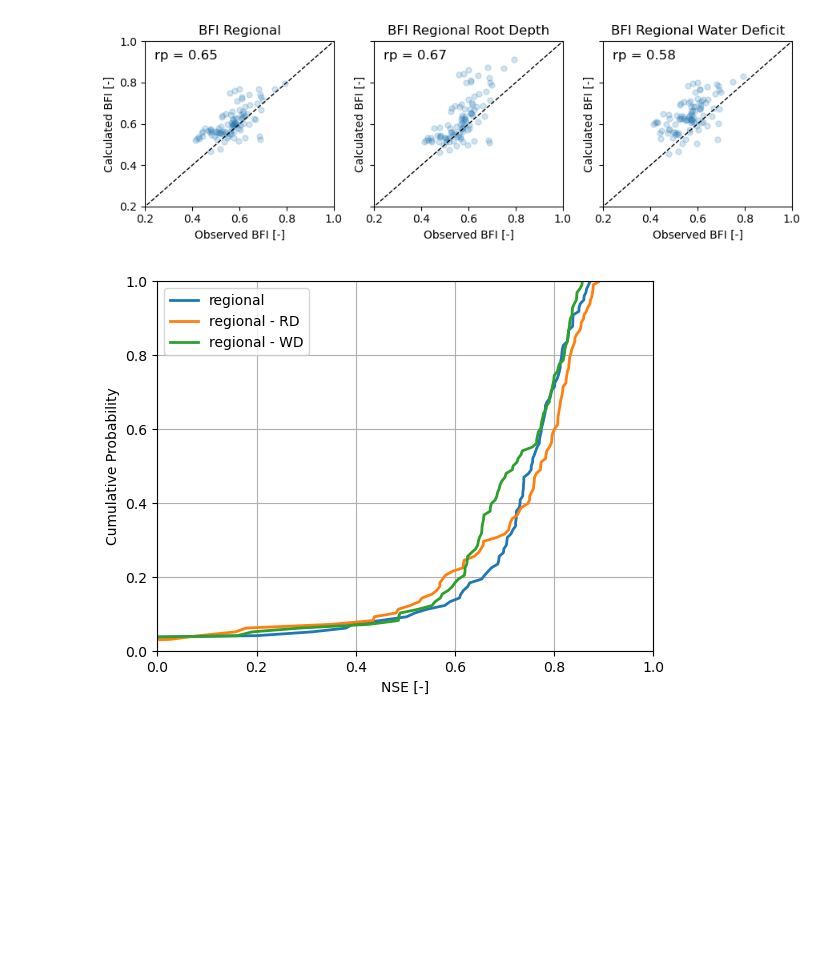
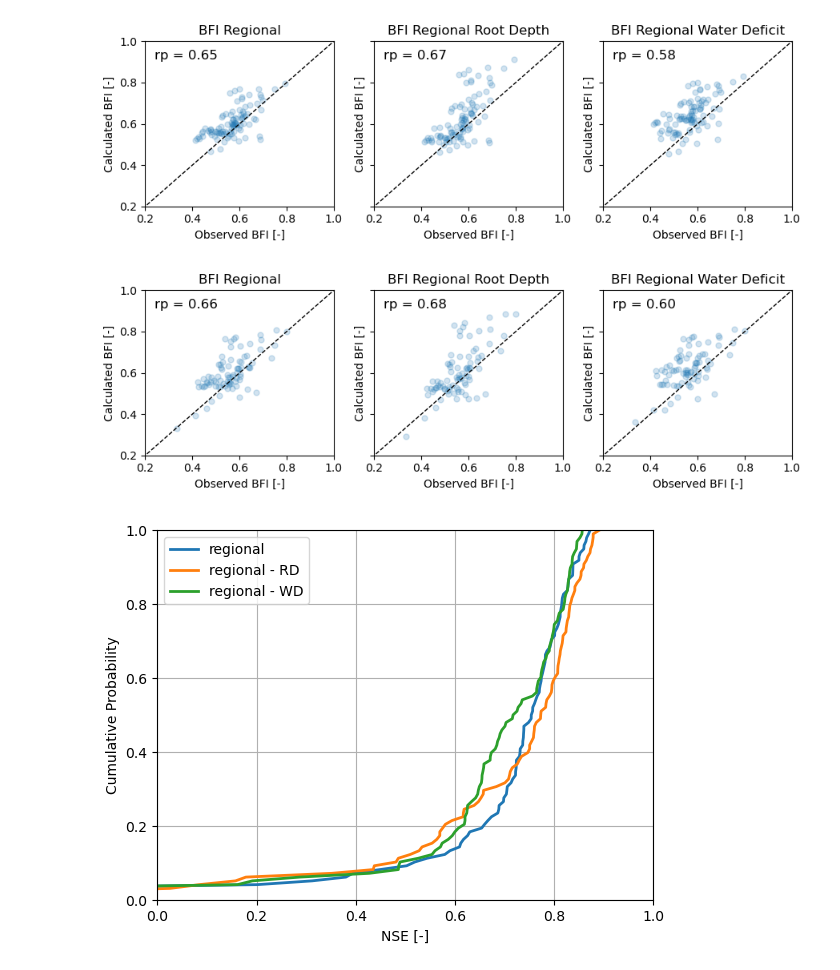
Before and after one commit to thiagovmdon/estreams_superflexpy, a Jupyter notebook: code/03_modelling_distributed_Moselle_SUMAX_WD.ipynb, the cells around one changed output. Cells and saved outputs as stored; diff of their text form; code cells hidden in the pictures; blank space fills up the shorter version.

```diff
--- a/code/03_modelling_distributed_Moselle_SUMAX_WD.ipynb
+++ b/code/03_modelling_distributed_Moselle_SUMAX_WD.ipynb
@@ -2181,6 +2351,50 @@ plt.tight_layout()
 plt.show()
 # %% [output]
 [figure]
+# %%
+import matplotlib.pyplot as plt
+import numpy as np
+
+# Set figure and axes
+fig, axs = plt.subplots(1, 3, figsize=(9, 3), sharex=True, sharey=True)
+
+# List of variables
+variables = ['bfi_r1', 'bfi_rd1', 'bfi_wd1']
+titles = ['BFI Regional', 'BFI Regional Root Depth', 'BFI Regional Water Deficit']
+
+# Loop over each subplot clearly
+for ax, var, title in zip(axs, variables, titles):
+
+    x = data_diff_val["bfi_obs"]
+    y = data_diff_val[var]
+
+    ax.scatter(x, y, alpha=0.2, s=25)
+
+    # Plot the 1:1 line
+    ax.plot([0, 1], [0, 1], 'k--', linewidth=1)
+
+    # Set labels and title
+    ax.set_xlabel("Observed BFI [-]")
+    ax.set_ylabel("Calculated BFI [-]")
+    ax.set_title(title)
+    ax.set_xlim(0.2, 1.0)
+    ax.set_ylim(0.2, 1.0)
+
+    # Compute Pearson correlation coefficient (R)
+    R = np.corrcoef(x, y=data_diff_val[var])[0, 1]
+
+    # Annotate R clearly on plot (top-left corner)
+    ax.text(
+        0.05, 0.95, f'rp = {R:.2f}', transform=ax.transAxes,
+        fontsize=12, verticalalignment='top', horizontalalignment='left',
+        bbox=dict(facecolor='white', alpha=0.6, edgecolor='none')
+    )
+
+# Adjust layout
+plt.tight_layout()
+plt.show()
+# %% [output]
+[figure, added]
 # %%
 import matplotlib.pyplot as plt
 import numpy as np
```
Also changed, not shown: parts of 27 cells of this notebook, 14 other files.
